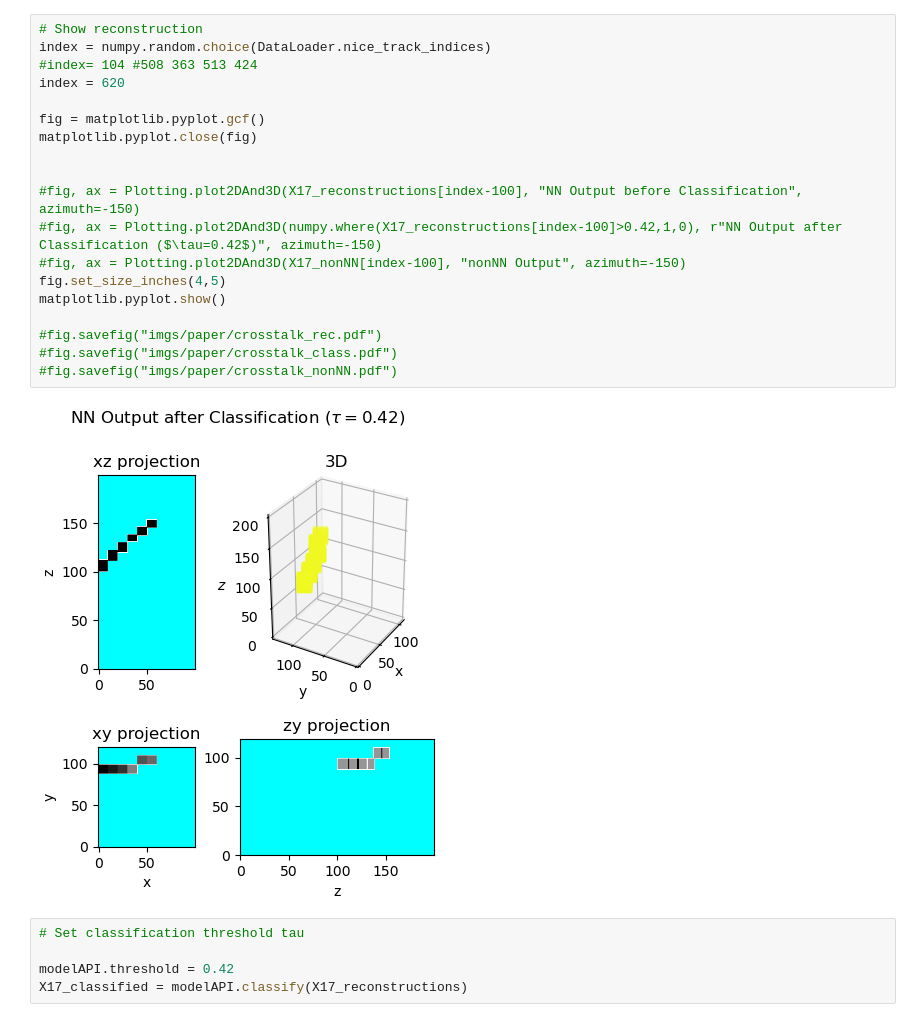
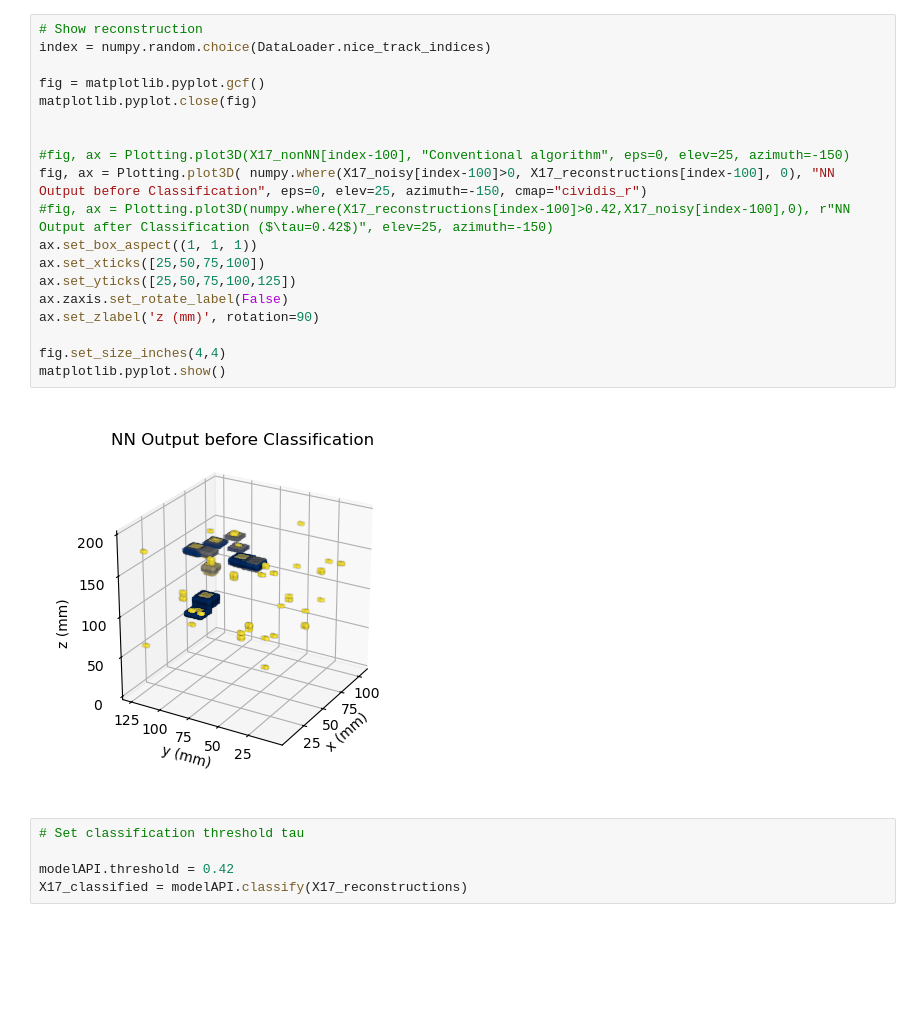
Before and after one commit to gajdosmatej/track_denoiser, a Jupyter notebook: analysis.ipynb, the cells around one changed output. Cells and saved outputs as stored; diff of their text form; blank space fills up the shorter version.

```diff
--- a/analysis.ipynb
+++ b/analysis.ipynb
@@ -86,24 +104,24 @@ matplotlib.pyplot.show()
 # %%
 # Show reconstruction
 index = numpy.random.choice(DataLoader.nice_track_indices)
-#index= 104 #508 363 513 424
-index = 620
 
 fig = matplotlib.pyplot.gcf()
 matplotlib.pyplot.close(fig)
 
 
-#fig, ax = Plotting.plot2DAnd3D(X17_reconstructions[index-100], "NN Output before Classification", azimuth=-150)
-#fig, ax = Plotting.plot2DAnd3D(numpy.where(X17_reconstructions[index-100]>0.42,1,0), r"NN Output after Classification ($\tau=0.42$)", azimuth=-150)
-#fig, ax = Plotting.plot2DAnd3D(X17_nonNN[index-100], "nonNN Output", azimuth=-150)
-fig.set_size_inches(4,5)
+#fig, ax = Plotting.plot3D(X17_nonNN[index-100], "Conventional algorithm", eps=0, elev=25, azimuth=-150)
+fig, ax = Plotting.plot3D( numpy.where(X17_noisy[index-100]>0, X17_reconstructions[index-100], 0), "NN Output before Classification", eps=0, elev=25, azimuth=-150, cmap="cividis_r")
+#fig, ax = Plotting.plot3D(numpy.where(X17_reconstructions[index-100]>0.42,X17_noisy[index-100],0), r"NN Output after Classification ($\tau=0.42$)", elev=25, azimuth=-150)
+ax.set_box_aspect((1, 1, 1))
+ax.set_xticks([25,50,75,100])
+ax.set_yticks([25,50,75,100,125])
+ax.zaxis.set_rotate_label(False)
+ax.set_zlabel('z (mm)', rotation=90)
+
+fig.set_size_inches(4,4)
 matplotlib.pyplot.show()
-
-#fig.savefig("imgs/paper/crosstalk_rec.pdf")
-#fig.savefig("imgs/paper/crosstalk_class.pdf")
-#fig.savefig("imgs/paper/crosstalk_nonNN.pdf")
 # %% [output]
-[figure, old version]
+[figure, new version]
 # %%
 # Set classification threshold tau
 
```
Also changed, not shown: parts of 20 cells of this notebook.
